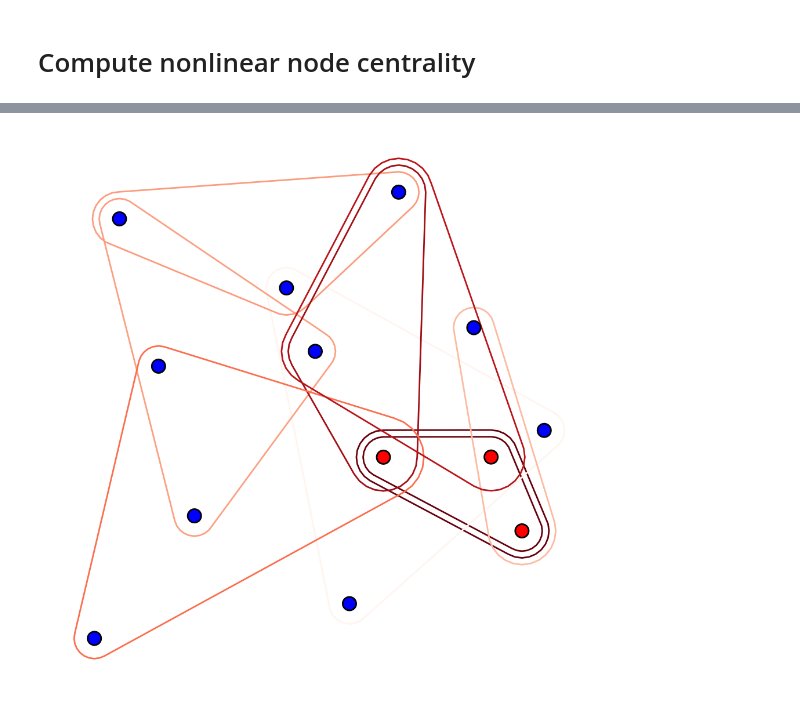
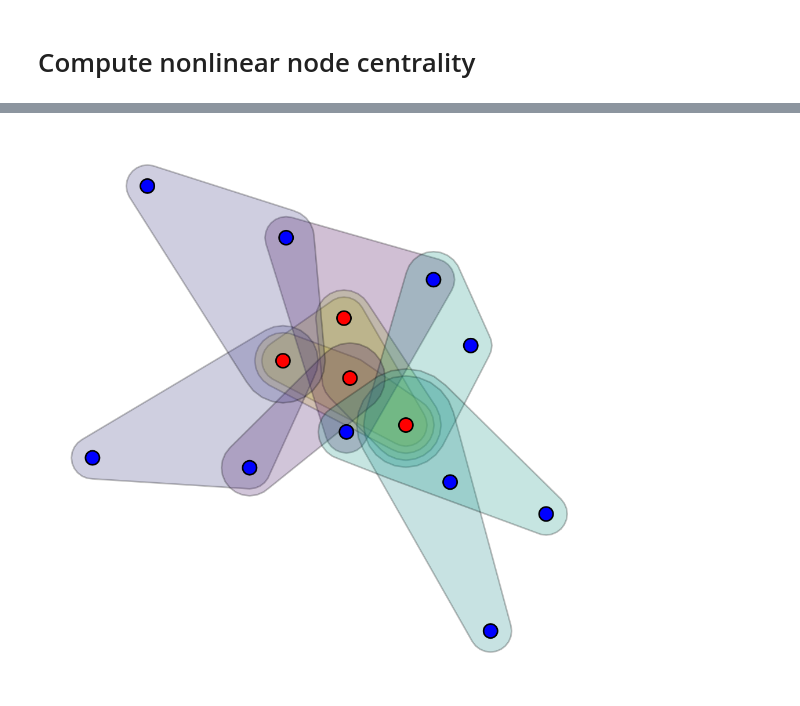
Before and after one commit to CooperStansbury/higher-order-single-cell, a Jupyter notebook: notebooks/core/hypergraph_centrality_simulation.ipynb, the cells around one changed output, grey strips where cells are left out. Drawn from its saved outputs; the diff is of its cells as text; code cells hidden in the pictures.

```diff
--- a/notebooks/core/hypergraph_centrality_simulation.ipynb
+++ b/notebooks/core/hypergraph_centrality_simulation.ipynb
@@ -91,10 +91,10 @@ def generate_core_periphery_hypergraph(num_core_nodes, num_periphery_nodes,
     return core_nodes, periphery_nodes, edges, incidence_matrix
 
 # Example usage
-num_core_nodes = 3
+num_core_nodes =4
 num_periphery_nodes = 15
 edge_probability_core = 0.95
-edge_probability_periphery = 0.25
+edge_probability_periphery = 0.1
 avg_edge_size = 3
 core_periphery_probability = 0.1
 
@@ -104,5 +104,5 @@ core_nodes, periphery_nodes, edges, incidence_matrix = generate_core_periphery_h
 
 H = pd.DataFrame(incidence_matrix)
 print(f"{H.shape=}")
-H
+# H
 # %% [output]
@@ -226,31 +256,30 @@ break
 # %%
-ncent, ecent = central.nonlinear_eigenvector_centrality(H.to_numpy(),
-                                                        function='linear',
-                                                        maxiter=1000)
-
-colors = plt2.floats_to_colors(ecent, colormap='Reds')
+colors = plt2.floats_to_colors(ecent, colormap='viridis')
 
 def node_color(v):
     if v in core_nodes:
         return 'r'
     else:
         return 'b'
 
 def edge_color(v):
     return colors[v, :]
 
 
 plt.rcParams['figure.dpi'] = 200
 plt.rcParams['figure.figsize'] = 6, 6
 
 hnx.drawing.draw(hx,
                  with_node_counts=False,
                  with_edge_counts=False,
                  with_edge_labels=False,
                  with_node_labels=False,
                  nodes_kwargs={'color': node_color, 'ec' : 'k'},
-                 edges_kwargs={'edgecolors': edge_color},
+                 edges_kwargs={'edgecolors': 'k',
+                               'linewidths' : 1,
+                               'facecolors': edge_color,
+                               'alpha' : 0.25},
                  layout_kwargs = {'seed': 39},
                 )
 # %% [output]
-[figure, old version]
+[figure, new version]
```
Also changed, not shown: parts of 21 cells of this notebook, 5 other files.
